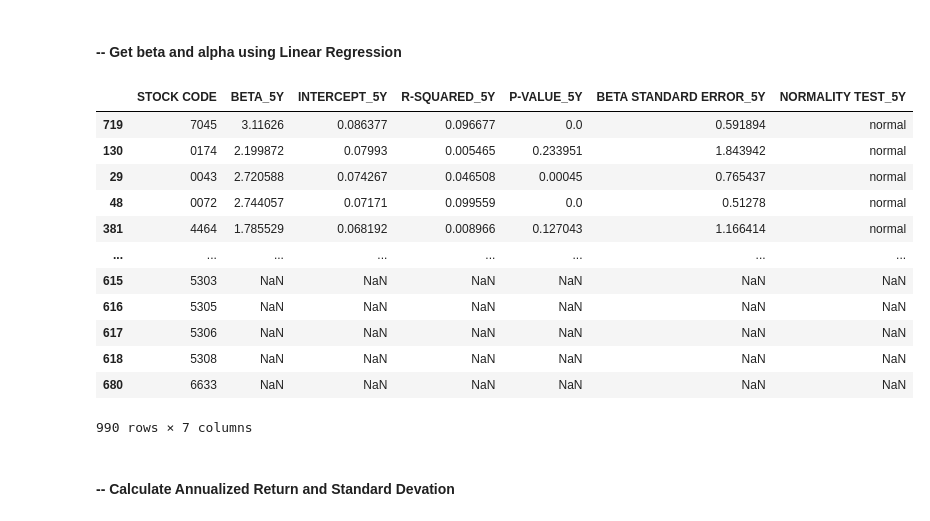
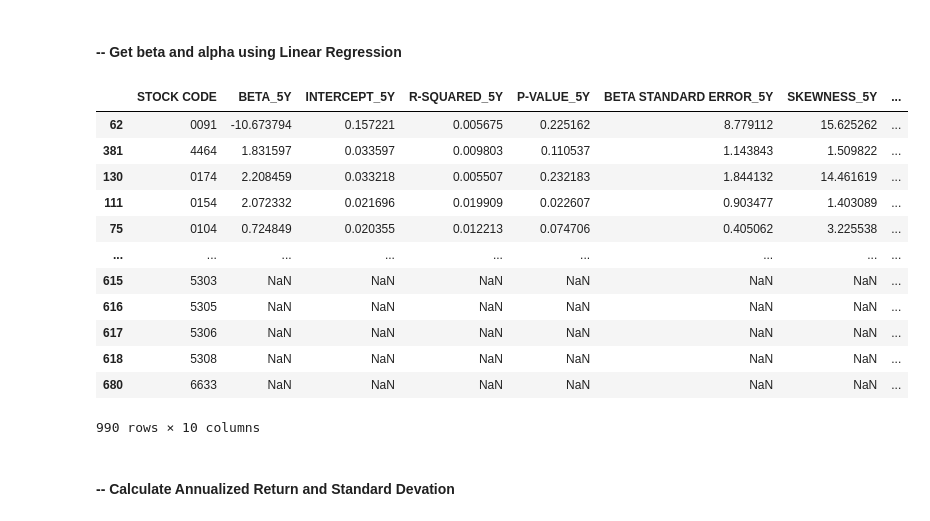
Before and after one commit to tan-yong-sheng/bursa-scraper, a Jupyter notebook: notebook/Bursa_scraper.ipynb, the cells around one changed output. Drawn from its saved outputs; the diff is of its cells as text; code cells hidden in the pictures.

```diff
--- a/notebook/Bursa_scraper.ipynb
+++ b/notebook/Bursa_scraper.ipynb
@@ -370,20 +394,61 @@ def getRegression(df: pandas.DataFrame, period: int, rf: float, confidence_level
+# %%
+# Step 3: create function to calculate beta using Linear Regression
+
+import numpy
+import pandas
+from typing import Tuple, Union
+import scipy
+import logging
+import scipy.stats
+
+def calc_linregress_data(excess_stock_return:list, excess_index_return:list, confidence_level: float, nan_policy: str ="propagate") -> Tuple[float, float, float, float, float, str]:
+  beta, intercept, rvalue, pvalue, stderr = scipy.stats.linregress(x=excess_index_return, y=excess_stock_return)
+  rsquared = rvalue**2
+  # skewsness and kurtosis reference: https://www.analyticsvidhya.com/blog/2021/05/shape-of-data-skewness-and-kurtosis/
+  skewness = scipy.stats.skew(excess_stock_return, nan_policy=nan_policy) # negative skewed return is preferred -> frequent small returns and less big losses -> Reference: https://corporatefinanceinstitute.com/resources/knowledge/other/negatively-skewed-distribution/#:~:text=Negatively%20Skewed%20Distribution%20in%20Finance&text=Although%20many%20finance%20theories%20and,and%20a%20few%20large%20losses.
+  pearson_kurtosis = scipy.stats.kurtosis(excess_stock_return, fisher=False, nan_policy=nan_policy) # Mesokurtic or normal distribution when kurtosis=3
+  fisher_kurtosis = scipy.stats.kurtosis(excess_stock_return, fisher=True, nan_policy=nan_policy) # unlike pearson kurtosis, already exclude 3
+  normality = normality_test(excess_stock_return, confidence_level)
+  return beta, intercept, rsquared, pvalue, stderr, skewness, pearson_kurtosis, fisher_kurtosis, normality
+
+def normality_test(excess_stock_return:list, confidence_level:float) -> Union[bool, str]:
+  # The Kolmogorov-Smirnov test - to test normality of stock returns data
+  # null hypothesis: the data sample is normal
+  # Youtube link: https://www.youtube.com/watch?v=R-MBFCK3p9Q
+  try:
+    k2, p = scipy.stats.kstest(excess_stock_return, scipy.stats.norm.cdf)
+    if p > confidence_level: # if p-value greater than confidence level, accept null hypothesis
+      return "normal"
+    elif p <= confidence_level: # if p-value lesser than confidence level, reject  null hypothesis
+      return "not normal"
+  except ValueError as error:
+    logging.debug(error)
+
+def getRegression(df: pandas.core.frame.DataFrame, period: int, interval:str, rf: float, confidence_level: float) -> pandas.core.frame.DataFrame:
+  interval_dict = {"1d": 252,"1wk":52, "1mo":12, "3mo":4}
+  df_ny = filterDataBasedYear(df, period).set_index("Date").sub(rf/interval_dict[interval])
+  df_ny = df_ny.apply(lambda x: calc_linregress_data(x.values.tolist(), df_ny["^KLSE"].values.tolist(), confidence_level=confidence_level), axis=0)
+  df_ny = df_ny.transpose().reset_index()
+  df_ny.columns = ["STOCK CODE",f"BETA_{period}Y", f"INTERCEPT_{period}Y", f"R-SQUARED_{period}Y", f"P-VALUE_{period}Y", f"BETA STANDARD ERROR_{period}Y",f"SKEWNESS_{period}Y" , f"PEARSON KURTOSIS_{period}Y", f"FISHER KURTOSIS_{period}Y",f"NORMALITY TEST_{period}Y" ]
+  df_ny["STOCK CODE"] = df_ny["STOCK CODE"].replace({"[.]KL": ""}, regex=True)
+  return df_ny
 # %%
-regression_df = getRegression(total_stock_return_df, period=period, rf=rf, confidence_level=confidence_level)
+regression_df = getRegression(total_stock_return_df, period=period, interval=interval, rf=rf, confidence_level=confidence_level)
 regression_df.sort_values(f"INTERCEPT_{period}Y", ascending=False)
 # %% [output]
-|  | STOCK CODE | BETA_5Y | INTERCEPT_5Y | R-SQUARED_5Y | P-VALUE_5Y | BETA STANDARD ERROR_5Y | NORMALITY TEST_5Y |
-| 719 | 7045 | 3.11626 | 0.086377 | 0.096677 | 0.0 | 0.591894 | normal |
-| 130 | 0174 | 2.199872 | 0.07993 | 0.005465 | 0.233951 | 1.843942 | normal |
-| 29 | 0043 | 2.720588 | 0.074267 | 0.046508 | 0.00045 | 0.765437 | normal |
-| 48 | 0072 | 2.744057 | 0.07171 | 0.099559 | 0.0 | 0.51278 | normal |
-| 381 | 4464 | 1.785529 | 0.068192 | 0.008966 | 0.127043 | 1.166414 | normal |
-| ... | ... | ... | ... | ... | ... | ... | ... |
-| 615 | 5303 | NaN | NaN | NaN | NaN | NaN | NaN |
-| 616 | 5305 | NaN | NaN | NaN | NaN | NaN | NaN |
-| 617 | 5306 | NaN | NaN | NaN | NaN | NaN | NaN |
-| 618 | 5308 | NaN | NaN | NaN | NaN | NaN | NaN |
-| 680 | 6633 | NaN | NaN | NaN | NaN | NaN | NaN |
+|  | STOCK CODE | BETA_5Y | INTERCEPT_5Y | R-SQUARED_5Y | P-VALUE_5Y | BETA STANDARD ERROR_5Y | SKEWNESS_5Y | ... |
+| 62 | 0091 | -10.673794 | 0.157221 | 0.005675 | 0.225162 | 8.779112 | 15.625262 | ... |
+| 381 | 4464 | 1.831597 | 0.033597 | 0.009803 | 0.110537 | 1.143843 | 1.509822 | ... |
+| 130 | 0174 | 2.208459 | 0.033218 | 0.005507 | 0.232183 | 1.844132 | 14.461619 | ... |
+| 111 | 0154 | 2.072332 | 0.021696 | 0.019909 | 0.022607 | 0.903477 | 1.403089 | ... |
+| 75 | 0104 | 0.724849 | 0.020355 | 0.012213 | 0.074706 | 0.405062 | 3.225538 | ... |
+| ... | ... | ... | ... | ... | ... | ... | ... | ... |
+| 615 | 5303 | NaN | NaN | NaN | NaN | NaN | NaN | ... |
+| 616 | 5305 | NaN | NaN | NaN | NaN | NaN | NaN | ... |
+| 617 | 5306 | NaN | NaN | NaN | NaN | NaN | NaN | ... |
+| 618 | 5308 | NaN | NaN | NaN | NaN | NaN | NaN | ... |
+| 680 | 6633 | NaN | NaN | NaN | NaN | NaN | NaN | ... |
-990 rows × 7 columns
+990 rows × 10 columns
 # %% [markdown]
 #### -- Calculate Annualized Return and Standard Devation
 # %%
```
Also changed, not shown: parts of 31 cells of this notebook.
